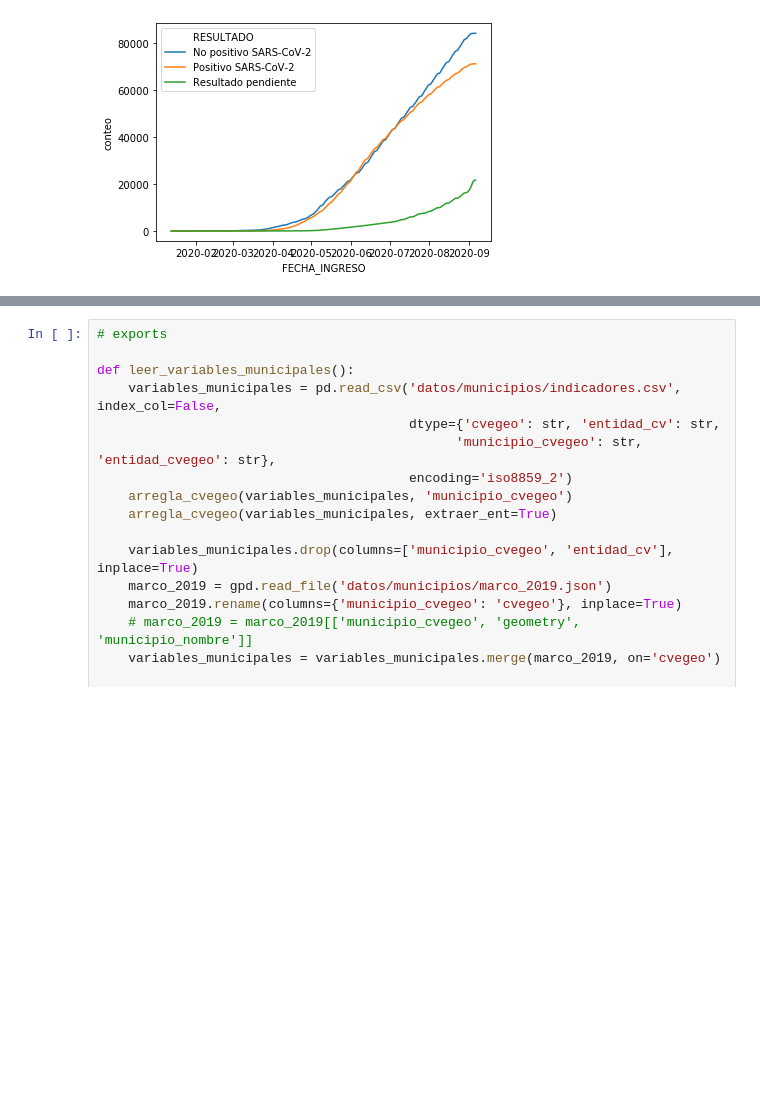
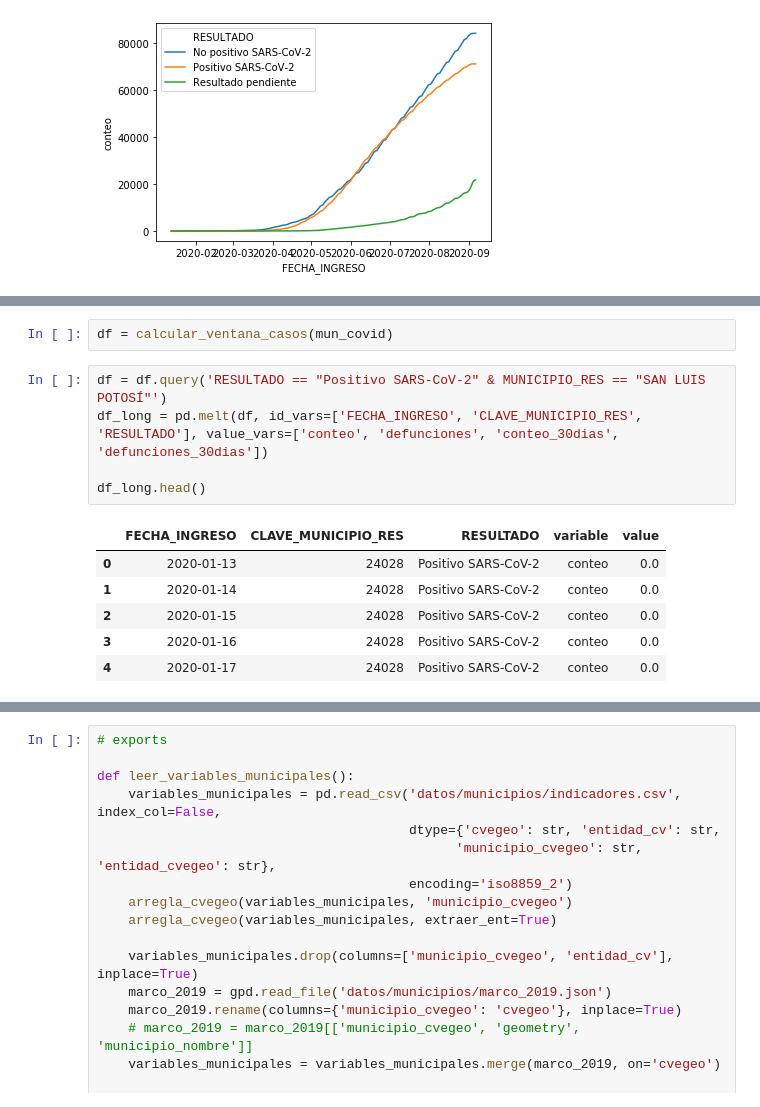
Before and after one commit to rausial/covid19_vulnerabilidad_mex, a Jupyter notebook: 00_datos.ipynb, the cells around one changed output, grey strips where cells are left out. Drawn from its saved outputs; the diff is of its cells as text; blank space fills up the shorter version.

```diff
--- a/00_datos.ipynb
+++ b/00_datos.ipynb
@@ -423,0 +451,14 @@ sns.lineplot(data=test_ent.reset_index(), x='FECHA_INGRESO', y='conteo', hue='RE
+# %%
+df = calcular_ventana_casos(mun_covid)
+# %%
+df = df.query('RESULTADO == "Positivo SARS-CoV-2" & MUNICIPIO_RES == "SAN LUIS POTOSÍ"')
+df_long = pd.melt(df, id_vars=['FECHA_INGRESO', 'CLAVE_MUNICIPIO_RES', 'RESULTADO'], value_vars=['conteo', 'defunciones', 'conteo_30dias', 'defunciones_30dias'])
+
+df_long.head()
+# %% [output]
+|  | FECHA_INGRESO | CLAVE_MUNICIPIO_RES | RESULTADO | variable | value |
+| 0 | 2020-01-13 | 24028 | Positivo SARS-CoV-2 | conteo | 0.0 |
+| 1 | 2020-01-14 | 24028 | Positivo SARS-CoV-2 | conteo | 0.0 |
+| 2 | 2020-01-15 | 24028 | Positivo SARS-CoV-2 | conteo | 0.0 |
+| 3 | 2020-01-16 | 24028 | Positivo SARS-CoV-2 | conteo | 0.0 |
+| 4 | 2020-01-17 | 24028 | Positivo SARS-CoV-2 | conteo | 0.0 |
```
Also changed, not shown: parts of 7 cells of this notebook.
